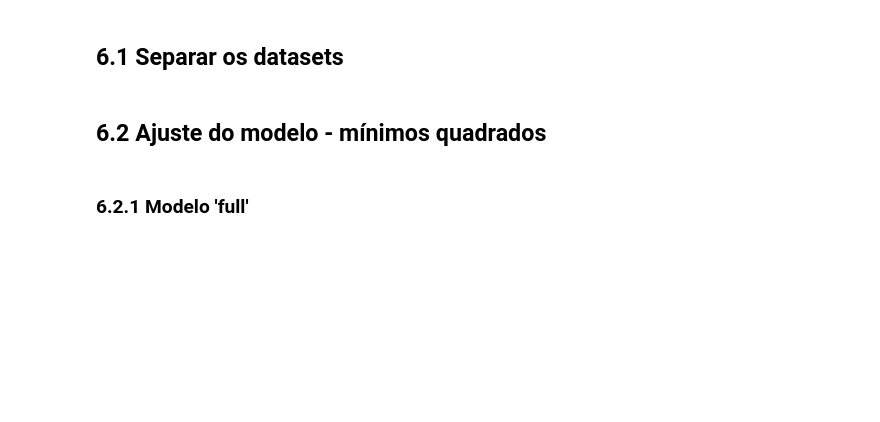
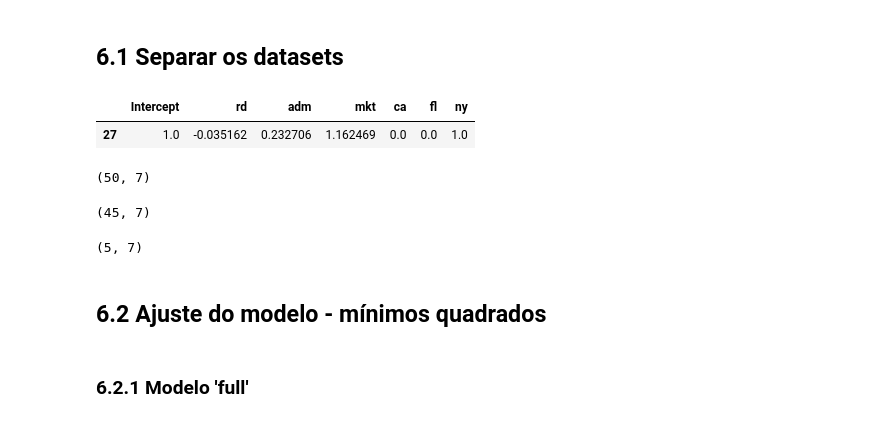
Before and after one commit to rafaelnpietro/DataScience, a Jupyter notebook: DNC/Exercicios/Estatística Avançada/Resolução_Exercício_Estatística1.ipynb, the cells around one changed output. Drawn from its saved outputs; the diff is of its cells as text; code cells hidden in the pictures; blank space fills up the shorter version.

```diff
--- a/DNC/Exercicios/Estatística Avançada/Resolução_Exercício_Estatística1.ipynb
+++ b/DNC/Exercicios/Estatística Avançada/Resolução_Exercício_Estatística1.ipynb
@@ -736,6 +747,23 @@ strong multicollinearity problems or that the design matrix is singular.
 ## 6.1 Separar os datasets
 # %%
 xTrain, xTest, yTrain, yTest = train_test_split(X, y, test_size = 0.1, random_state = 0)
+# %%
+xTrain.head(1)
+# %% [output]
+|  | Intercept | rd | adm | mkt | ca | fl | ny |
+| 27 | 1.0 | -0.035162 | 0.232706 | 1.162469 | 0.0 | 0.0 | 1.0 |
+# %%
+X.shape
+# %% [output]
+(50, 7)
+# %%
+xTrain.shape
+# %% [output]
+(45, 7)
+# %%
+xTest.shape
+# %% [output]
+(5, 7)
 # %%
 xTrain.reset_index(drop=True, inplace=True)
 xTest.reset_index(drop=True, inplace=True)
```
Also changed, not shown: parts of 35 cells of this notebook, 7 other files.
